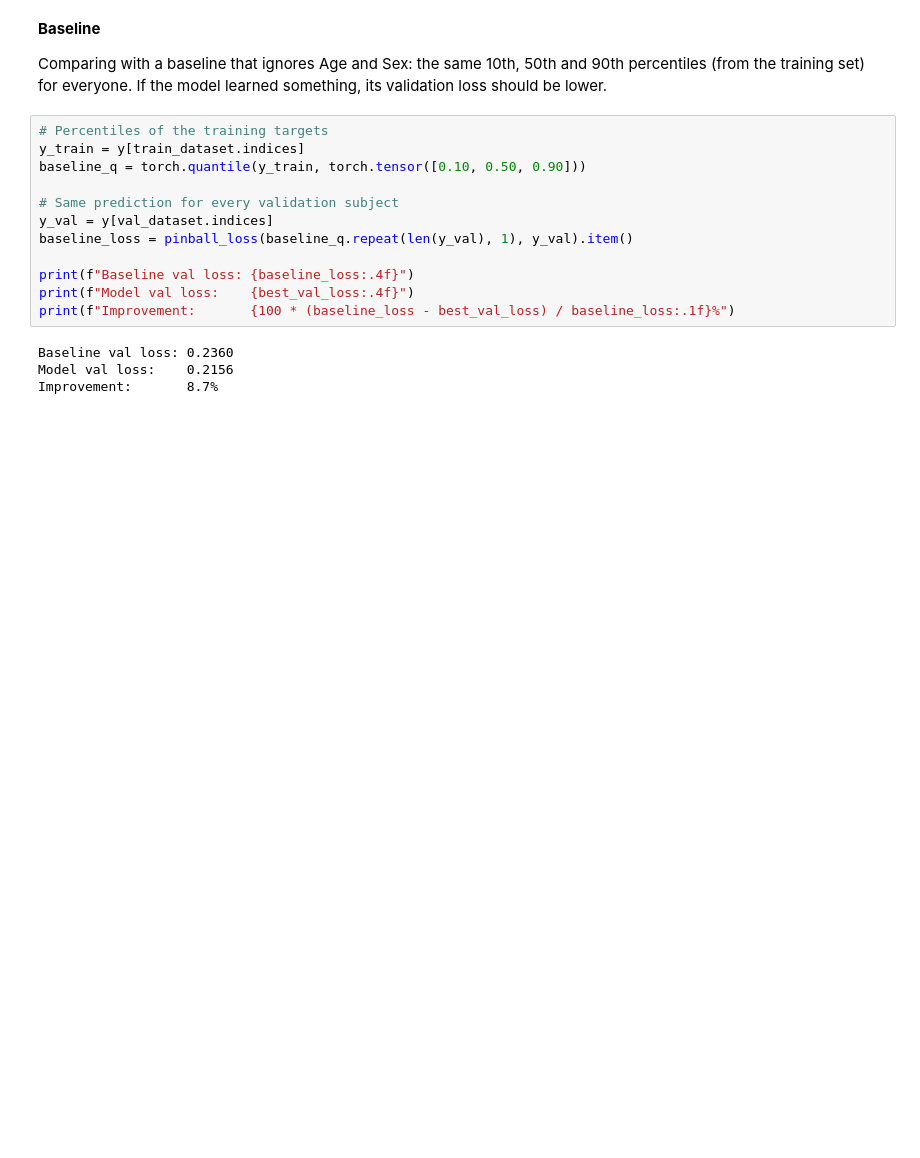
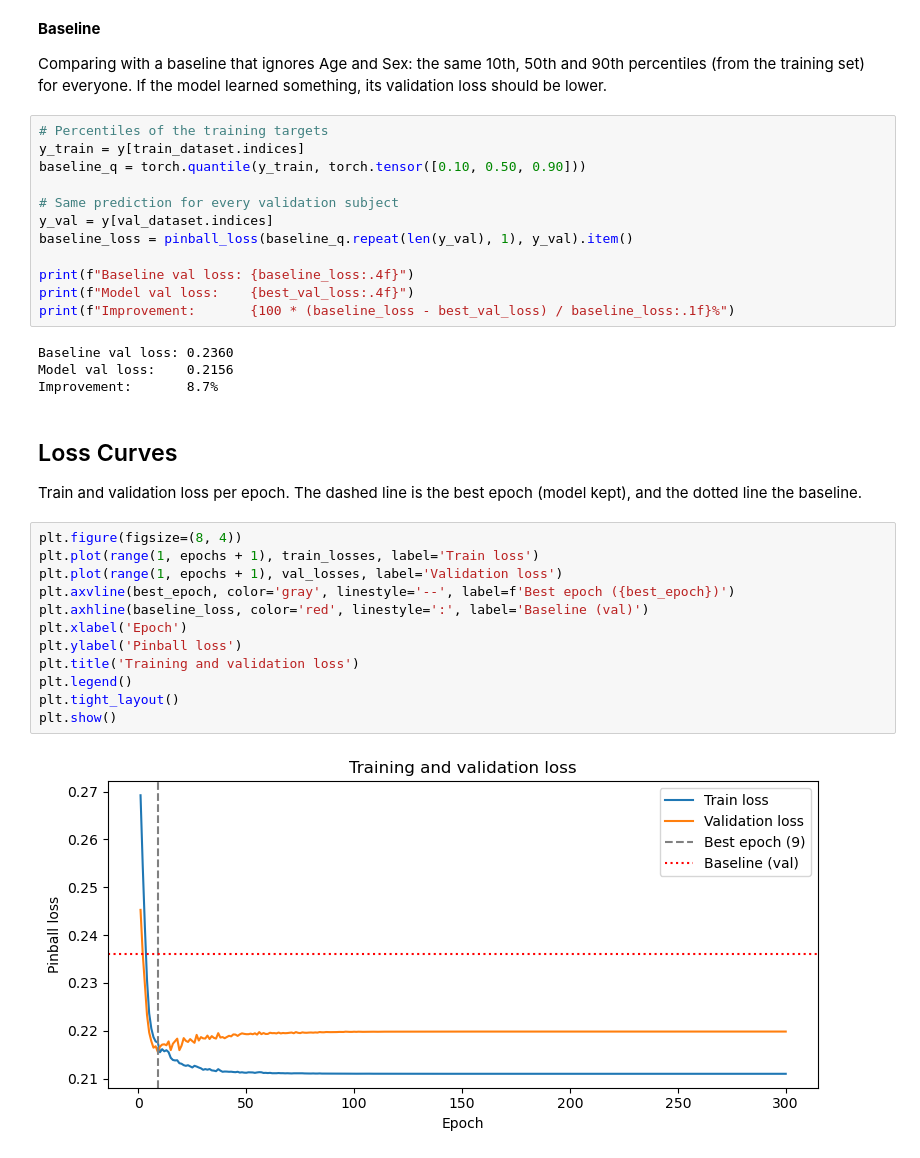
Before and after one commit to Amisor/Deep_NormativeBrain, a Jupyter notebook: notebooks/model_structural.ipynb, the cells around one changed output. Drawn from its saved outputs; the diff is of its cells as text; blank space fills up the shorter version.

```diff
--- a/notebooks/model_structural.ipynb
+++ b/notebooks/model_structural.ipynb
@@ -289,3 +289,21 @@ print(f"Improvement:       {100 * (baseline_loss - best_val_loss) / baseline_los
 Baseline val loss: 0.2360
 Model val loss:    0.2156
 Improvement:       8.7%
+# %% [markdown]
+## Loss Curves
+
+Train and validation loss per epoch. The dashed line is the best epoch (model kept), and the dotted line the baseline.
+# %%
+plt.figure(figsize=(8, 4))
+plt.plot(range(1, epochs + 1), train_losses, label='Train loss')
+plt.plot(range(1, epochs + 1), val_losses, label='Validation loss')
+plt.axvline(best_epoch, color='gray', linestyle='--', label=f'Best epoch ({best_epoch})')
+plt.axhline(baseline_loss, color='red', linestyle=':', label='Baseline (val)')
+plt.xlabel('Epoch')
+plt.ylabel('Pinball loss')
+plt.title('Training and validation loss')
+plt.legend()
+plt.tight_layout()
+plt.show()
+# %% [output]
+[figure, added]
```
Also changed, not shown: parts of 2 cells of this notebook, 4 other files.
